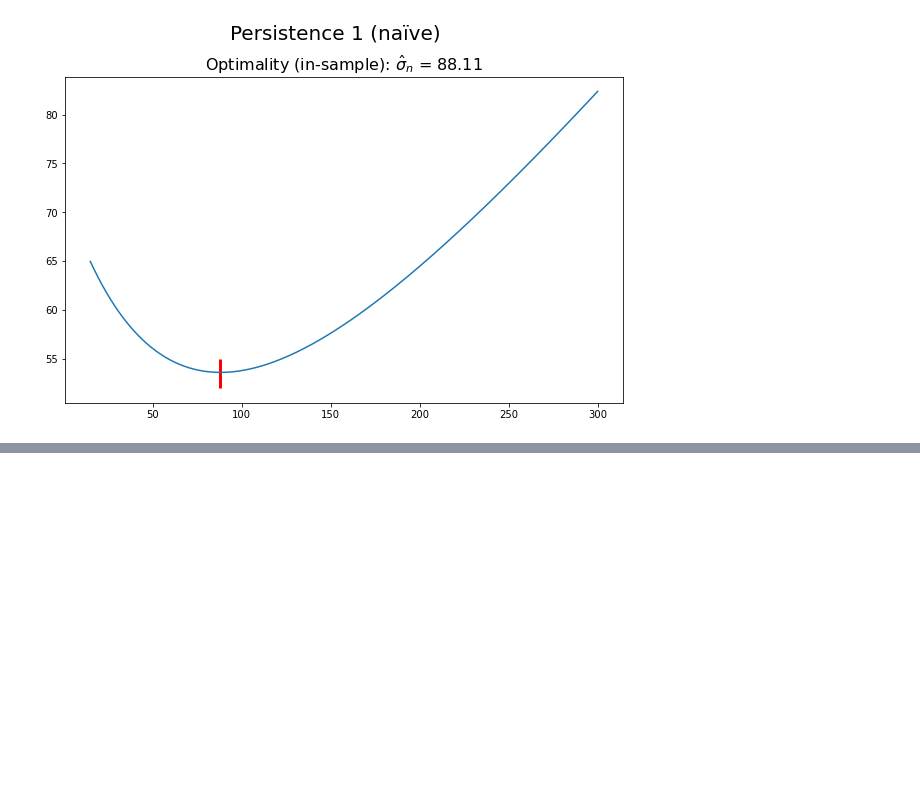
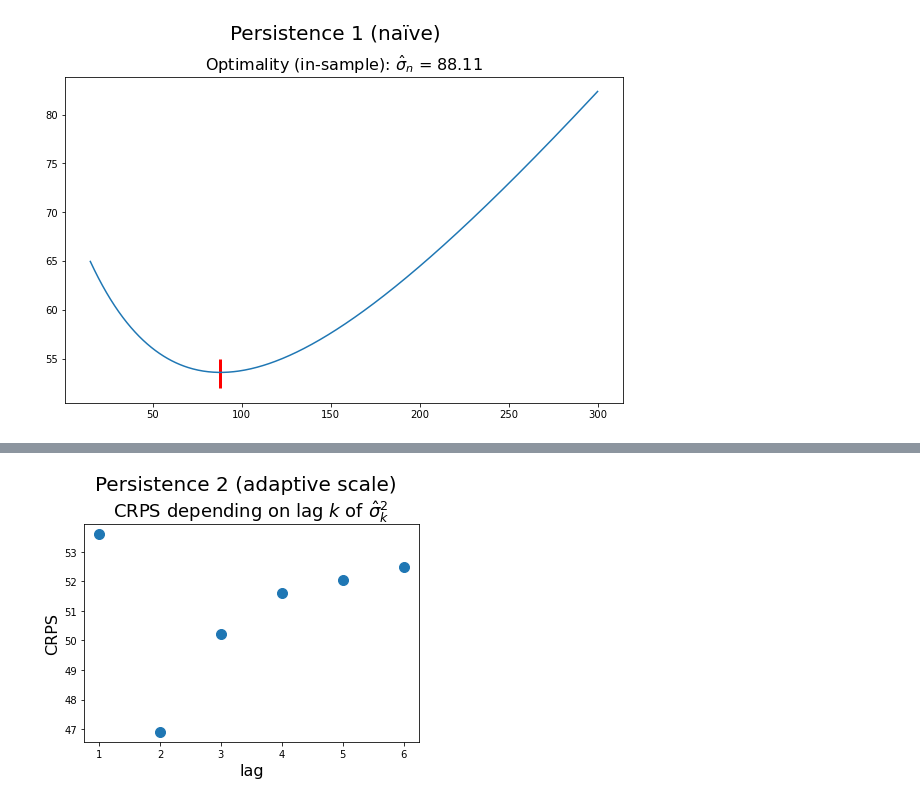
Before and after one commit to 7shoe/probabilistic-forecasting, a Jupyter notebook: 02_ModelZoo.ipynb, the cells around one changed output, grey strips where cells are left out. Cells and saved outputs as stored; diff of their text form; code cells hidden in the pictures; blank space fills up the shorter version.

Commit message:
Persistence estimators 1-3 completed

```diff
--- a/02_ModelZoo.ipynb
+++ b/02_ModelZoo.ipynb
@@ -298,0 +202,23 @@ Name: Y, Length: 892, dtype: float64
+# %%
+# train mu
+pers2_tr_mu = df_ts[(df_ts.date.dt.hour == 12) & (df_ts.date <= lTr)]['Y'].shift(1).fillna(131.9).to_numpy()
+Y_tr        = df_ts[(df_ts.date.dt.hour == 12) & (df_ts.date <= lTr)]['Y'].to_numpy()
+
+# check variance
+CRPS_list = []
+lag_list = range(1,7)
+for k in lag_list:
+    sigmaLoc = df_ts[(df_ts.date.dt.hour == 12) & (df_ts.date <= lTr)]['Y'].rolling(k).std().fillna(sigma_pers1_hat).to_numpy() # NaN's fill previous std estimator in!
+    CRPS_list.append(np.mean(ps.crps_gaussian(Y_tr, mu=pers2_tr_mu, sig=sigmaLoc)))
+
+# optimal sigma
+k_star = lag_list[list(CRPS_list == min(CRPS_list)).index(True)]
+
+plt.suptitle("Persistence 2 (adaptive scale)", fontsize=20, y=1.05)
+plt.title("CRPS depending on lag $k$ of $\hat{\sigma}^{2}_{k}$", fontsize=18)
+plt.scatter(lag_list, CRPS_list, s=100)
+plt.xlabel("lag",  fontsize=16)
+plt.ylabel("CRPS", fontsize=16)
+plt.show()
+# %% [output]
+[figure, added]
```
Also changed, not shown: parts of 27 cells of this notebook.
